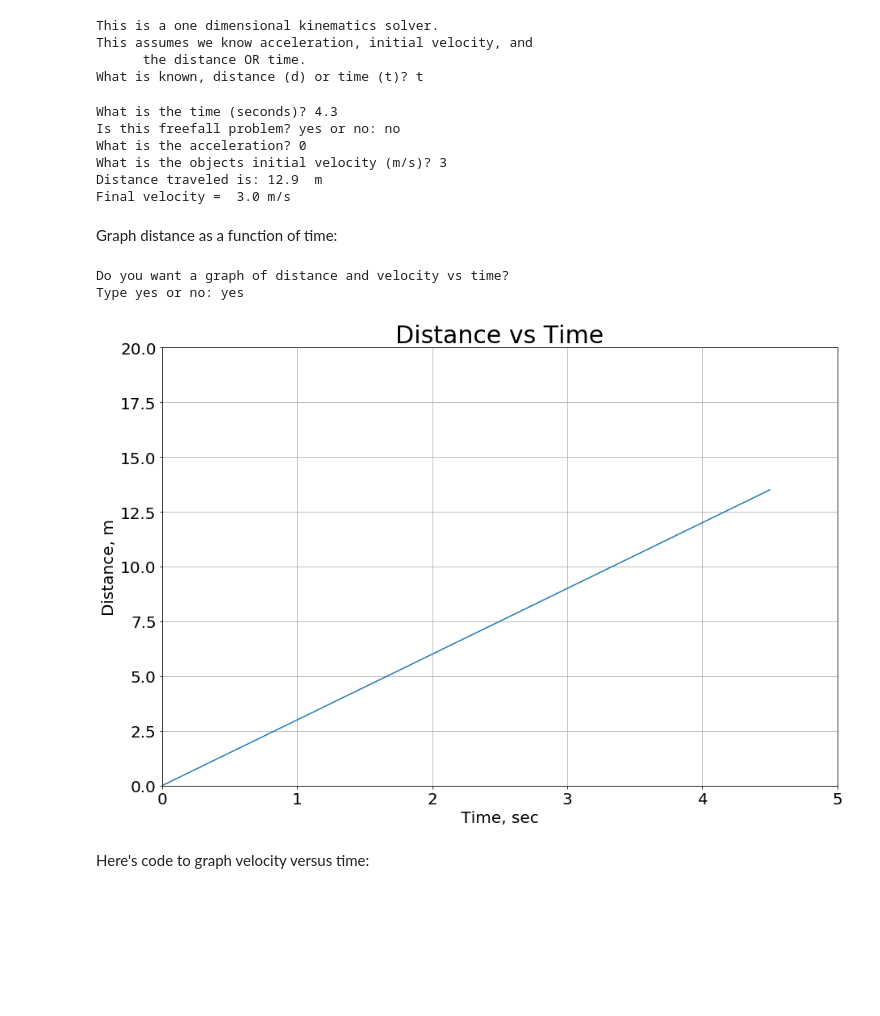
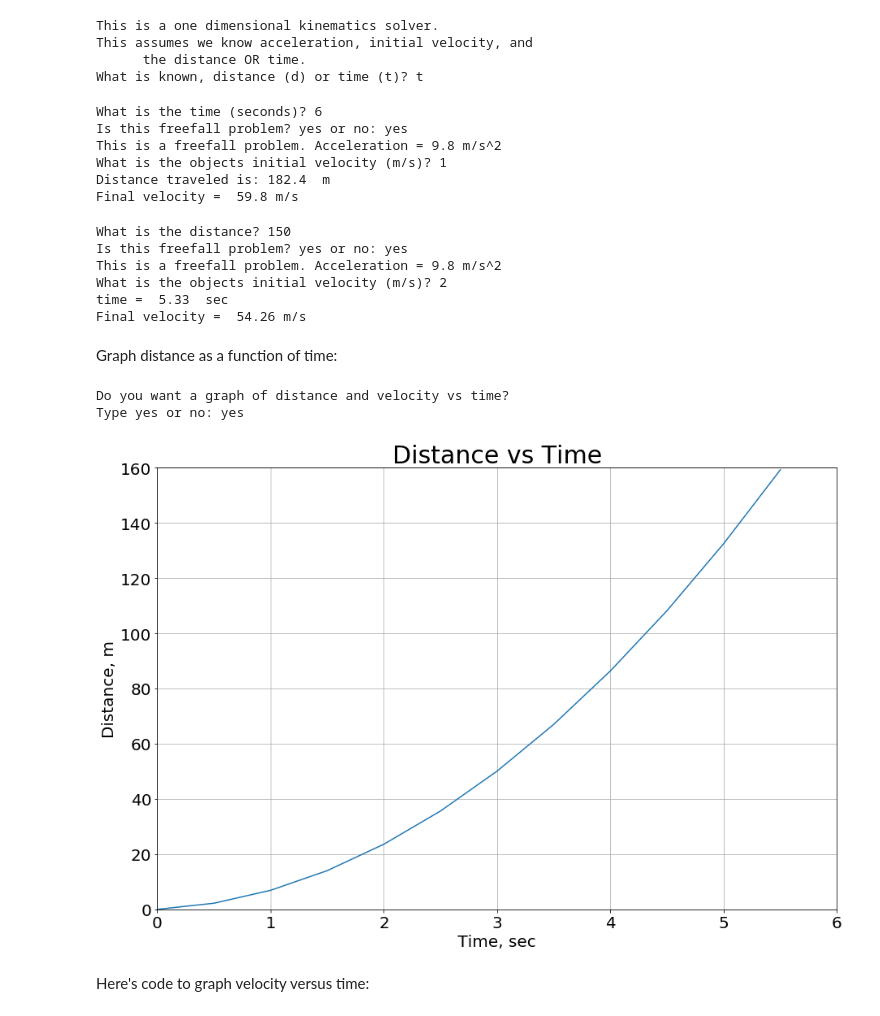
Before and after one commit to dmerrillwths/hello-world, a Jupyter notebook: kinematics1.ipynb, the cells around one changed output. Saved outputs shown, nothing was run; the diff lists cells and outputs as text; code cells hidden in the pictures; blank space fills up the shorter version.

```diff
--- a/kinematics1.ipynb
+++ b/kinematics1.ipynb
@@ -33,18 +33,19 @@ if known == 't':
     if a == 'no':
          accel = float(input ('What is the acceleration? '))
     v0 = float(input('What is the objects initial velocity (m/s)? '))
+# maybe ask students to fill in this part themselves ...
+# What is the equation for distance? What is the equation for final velocity?, Print out the results:
     d = round(v0* t + 0.5 * accel* t**2, 2)
     print ('Distance traveled is:', d, ' m')
-    vf = (v0**2 + (2.0 * accel*d))**0.5
-    vfround = round(vf,2)
-    print ('Final velocity = ', vfround, 'm/s')
+    vf = round((v0**2 + (2.0 * accel*d))**0.5, 2)
+    print ('Final velocity = ', vf, 'm/s')
 # %% [output]
-What is the time (seconds)? 4.3
-Is this freefall problem? yes or no: no
-What is the acceleration? 0
-What is the objects initial velocity (m/s)? 3
-Distance traveled is: 12.9  m
-Final velocity =  3.0 m/s
+What is the time (seconds)? 6
+Is this freefall problem? yes or no: yes
+This is a freefall problem. Acceleration = 9.8 m/s^2
+What is the objects initial velocity (m/s)? 1
+Distance traveled is: 182.4  m
+Final velocity =  59.8 m/s
 # %%
 if known =='d':
     d = float(input('What is the distance? '))
@@ -60,19 +61,26 @@ if known =='d':
     polyc = -d
     p = [polya, polyb, polyc]
     #print (np.roots(p))
-    array = np.roots(p)
-    if array[1] <0:
-        ans = round(array[0], 2)
-    if array[0] <0:
-        ans = round(array[1], 2)
-    print('time = ', ans, ' sec')
+    timeroot = np.roots(p)
+    if timeroot[1] <0:
+        t = round(timeroot[0], 2)
+    if timeroot[0] <0:
+        t = round(timeroot[1], 2)
+    print('time = ', t, ' sec')
     vf = round((v0**2 + (2.0 * accel*d))**0.5, 2)
     print ('Final velocity = ', vf, 'm/s')
+# %% [output]
+What is the distance? 150
+Is this freefall problem? yes or no: yes
+This is a freefall problem. Acceleration = 9.8 m/s^2
+What is the objects initial velocity (m/s)? 2
+time =  5.33  sec
+Final velocity =  54.26 m/s
 # %% [markdown]
 Graph distance as a function of time:
 # %%
-if known =='d':
-    t = ans
+#if known =='d':
+#    t = ans
 
 print('Do you want a graph of distance and velocity vs time? ')
 graph = input('Type yes or no: ')
@@ -87,34 +95,34 @@ if graph == 'yes':
     velg = []
     timeg = []
     while distdata == True:
         t1 = float(n/2)
         velg.append(v0 + accel*t1)
         distg.append ((v0*t1+(accel/2)*t1**2))
         timeg.append (t1)
         n = n+1
         if n >= (2*t+1):
             distdata = False
 
     maxd = round((distg[(n-1)])+4.999, -1)  # roundUP to nearest 10
     maxv = round((velg[(n-1)])+4.999, -1)
     #print (timeg)
     #print (velg)
   # graph distance vs time
     plt.figure(figsize = (15,10))
     plt.title('Distance vs Time', fontsize=30)
     plt.tick_params(labelsize=20)
     plt.axes().get_xaxis().set_visible(True)
     plt.axes().get_yaxis().set_visible(True)
     plt.axis([0,(n/2),0,maxd])
     plt.grid()
     plt.ylabel('Distance, m', fontsize = 20)
     plt.xlabel(' Time, sec ', fontsize = 20)
     plt.plot(timeg, distg)
     plt.show()
 # %% [output]
 Do you want a graph of distance and velocity vs time?
 Type yes or no: yes
-[figure, old version]
+[figure, new version]
 # %% [markdown]
 Here's code to graph velocity versus time:
 # %%
```
Also changed, not shown: parts of 2 cells of this notebook.
